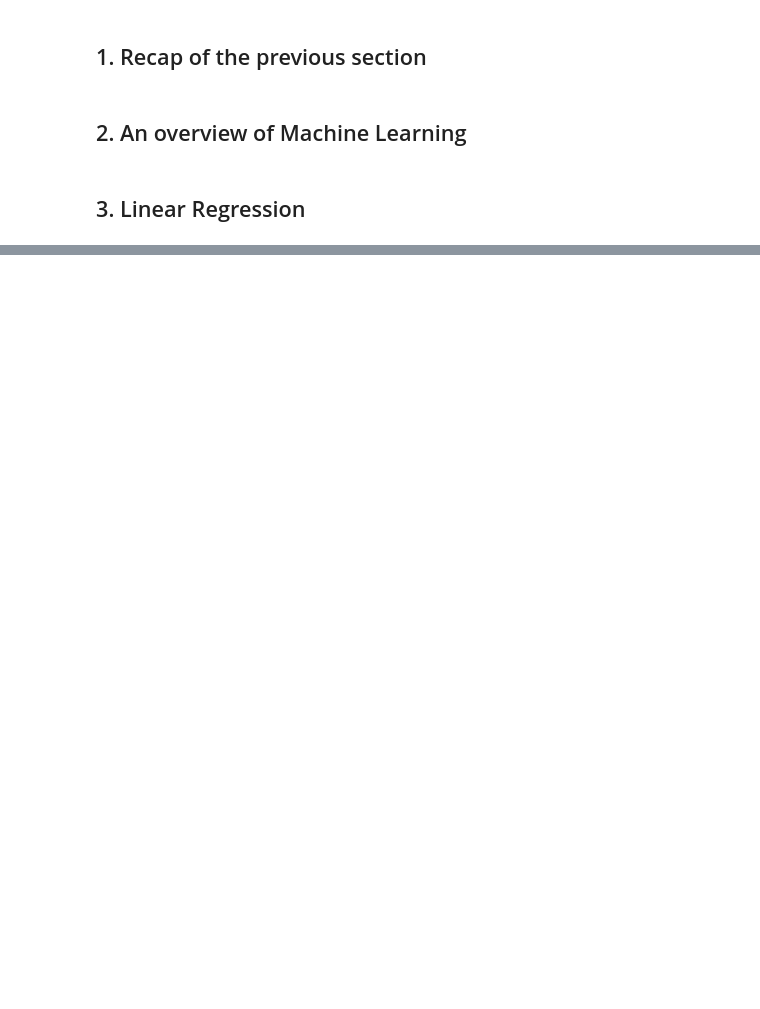
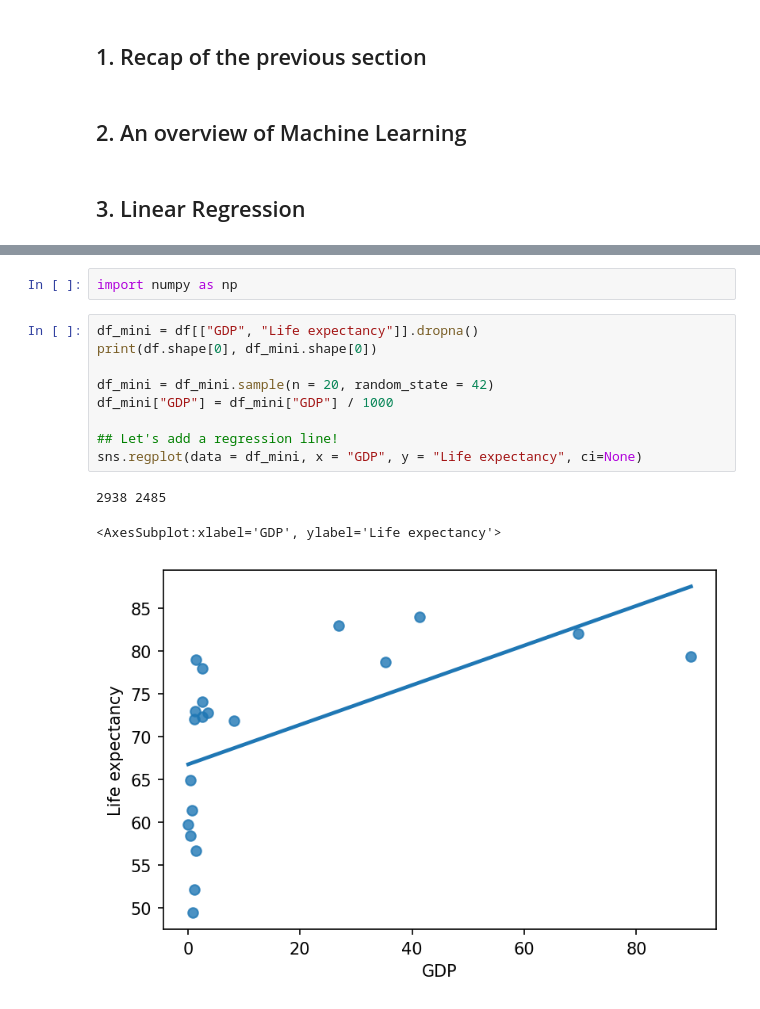
Before and after one commit to vukasin-viskovic/idsss, a Jupyter notebook: session_006.ipynb, the cells around one changed output, grey strips where cells are left out. Saved outputs shown, nothing was run; the diff lists cells and outputs as text; blank space fills up the shorter version.

```diff
--- a/session_006.ipynb
+++ b/session_006.ipynb
@@ -22,0 +59,15 @@ import pandas as pd
+# %%
+import numpy as np
+# %%
+df_mini = df[["GDP", "Life expectancy"]].dropna()
+print(df.shape[0], df_mini.shape[0])
+
+df_mini = df_mini.sample(n = 20, random_state = 42)
+df_mini["GDP"] = df_mini["GDP"] / 1000
+
+## Let's add a regression line!
+sns.regplot(data = df_mini, x = "GDP", y = "Life expectancy", ci=None)
+# %% [output]
+2938 2485
+<AxesSubplot:xlabel='GDP', ylabel='Life expectancy'>
+[figure, added]
```
Also changed, not shown: parts of 11 cells of this notebook, 24 other files.
